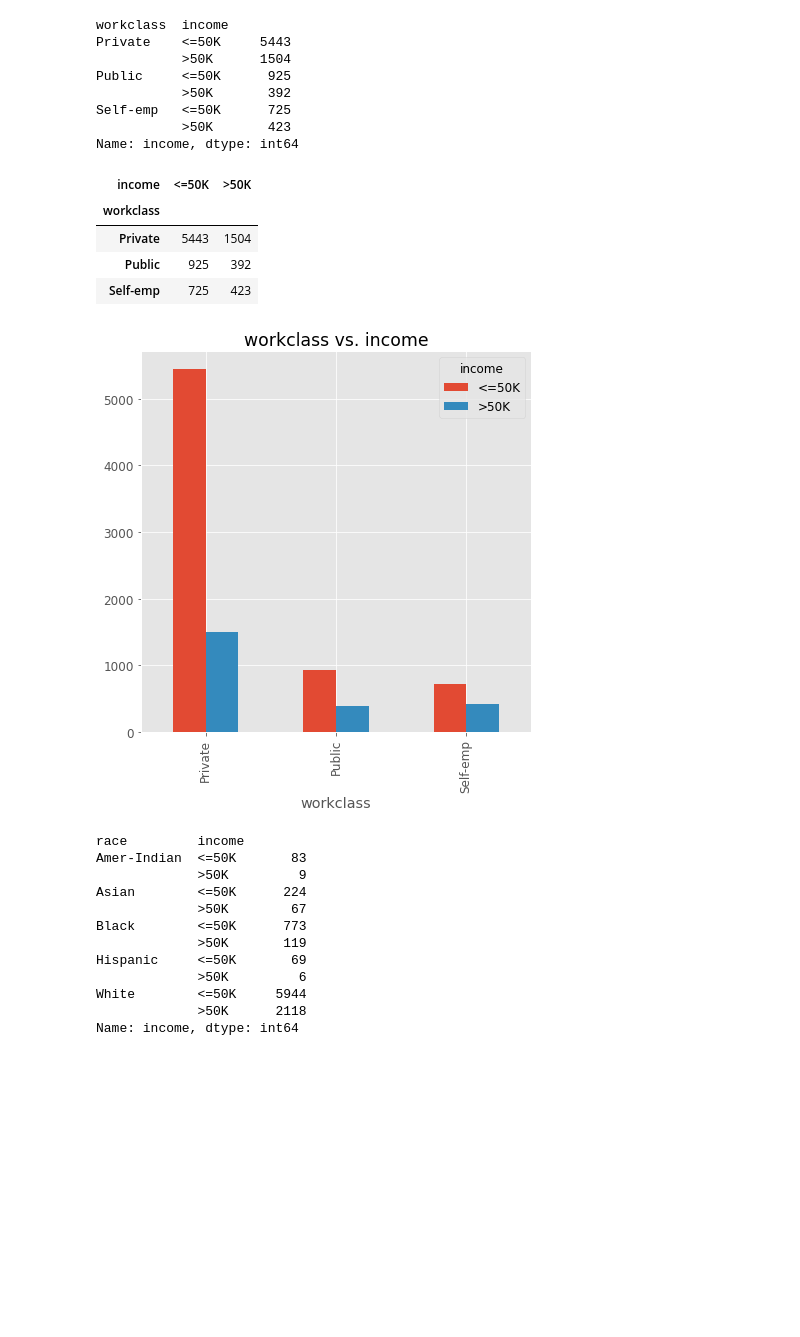
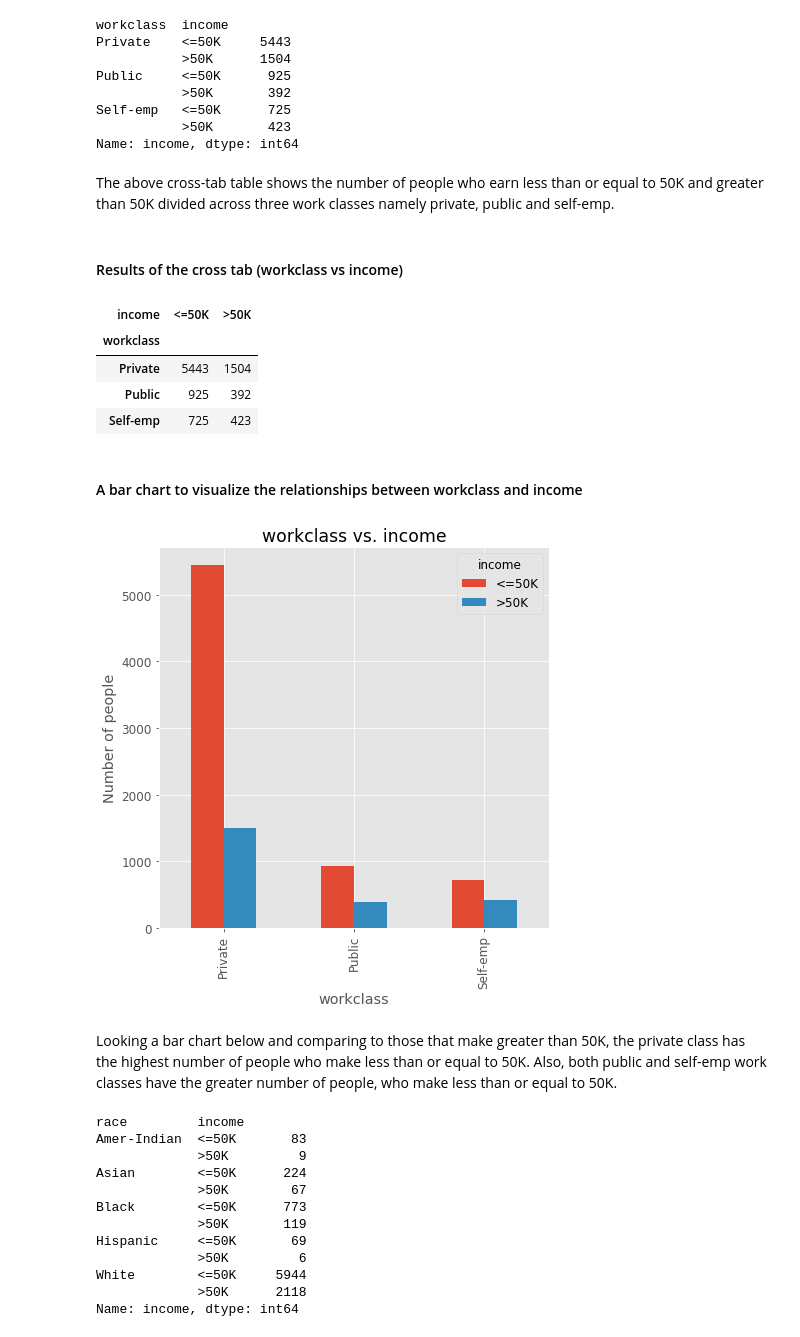
Before and after one commit to Ron256/DSC478MachineLearning, a Jupyter notebook: Notebooks/HomeWorkAssignments/ProgrammingMachineLearningAssignment1.ipynb, the cells around one changed output. Cells and saved outputs as stored; diff of their text form; code cells hidden in the pictures; blank space fills up the shorter version.

```diff
--- a/Notebooks/HomeWorkAssignments/ProgrammingMachineLearningAssignment1.ipynb
+++ b/Notebooks/HomeWorkAssignments/ProgrammingMachineLearningAssignment1.ipynb
@@ -364,6 +407,10 @@ Public     <=50K      925
 Self-emp   <=50K      725
            >50K       423
 Name: income, dtype: int64
+# %% [markdown]
+<p>The above cross-tab table shows the number of people who earn less than or equal to 50K and greater than 50K divided across three work classes namely private, public and self-emp.</p>
+# %% [markdown]
+#### Results of the cross tab (workclass vs income)
 # %%
 # using the crosstab function
 ctO = pd.crosstab(df['workclass'], df['income'])
@@ -374,12 +421,19 @@ ctO
 | Private | 5443 | 1504 |
 | Public | 925 | 392 |
 | Self-emp | 725 | 423 |
+# %% [markdown]
+#### A bar chart to visualize the relationships between workclass and income
 # %%
 # graph the cross-tabulation of workclass with income
+#plt.style.use('tableau-colorblind10') # using the tableau-colorblind10
 plt.rcParams.update({'font.size': 12}) # set the font size, this must be set at the top.
-plt.show(ctO.plot(kind = 'bar', figsize = (7, 7), title = 'workclass vs. income'))
+ctO.plot(kind = 'bar', figsize = (7, 7), title = 'workclass vs. income')
+plt.ylabel('Number of people')
+plt.show()
 # %% [output]
-[figure, old version]
+[figure, new version]
+# %% [markdown]
+<p>Looking a bar chart below and comparing to those that make greater than 50K, the private class has the highest number of people who make less than or equal to 50K. Also, both public and self-emp work classes have the greater number of people, who make less than or equal to 50K.</p>
 # %%
 # cross tabulation of race vs. income
 ct_RI = df.groupby(['race', 'income'])['income'].count()
```
Also changed, not shown: parts of 83 cells of this notebook.
